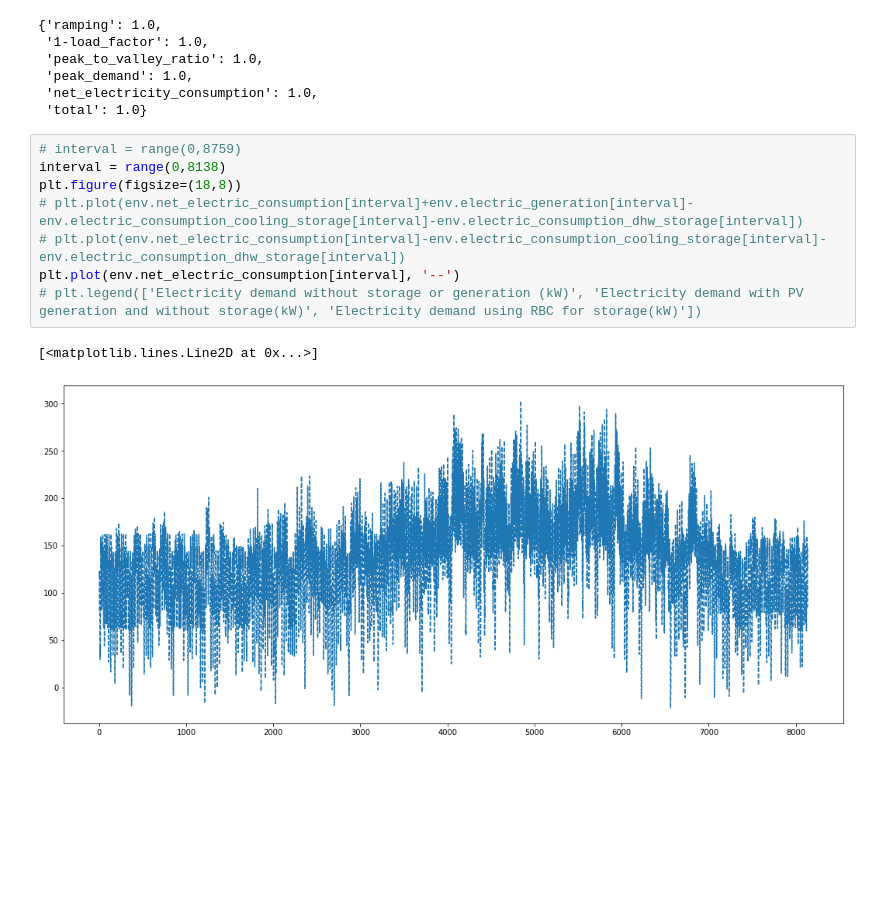
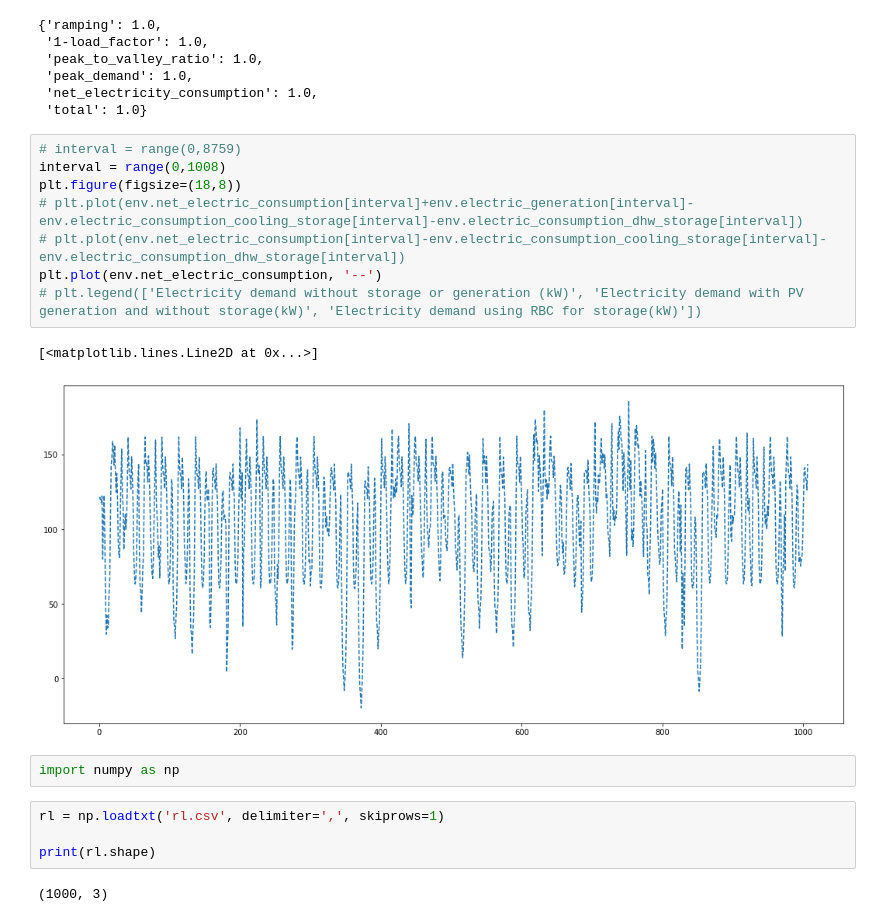
Before and after one commit to HQ01/CityLearn, a Jupyter notebook: example_rbc.ipynb, the cells around one changed output. Cells and saved outputs as stored; diff of their text form; blank space fills up the shorter version.

```diff
--- a/example_rbc.ipynb
+++ b/example_rbc.ipynb
@@ -74,12 +79,20 @@ cost_rbc #cost from CityLearn with Energy Storage and using a Rule-based control
  'total': 1.0}
 # %%
 # interval = range(0,8759)
-interval = range(0,8138)
+interval = range(0,1008)
 plt.figure(figsize=(18,8))
 # plt.plot(env.net_electric_consumption[interval]+env.electric_generation[interval]-env.electric_consumption_cooling_storage[interval]-env.electric_consumption_dhw_storage[interval])
 # plt.plot(env.net_electric_consumption[interval]-env.electric_consumption_cooling_storage[interval]-env.electric_consumption_dhw_storage[interval])
-plt.plot(env.net_electric_consumption[interval], '--')
+plt.plot(env.net_electric_consumption, '--')
 # plt.legend(['Electricity demand without storage or generation (kW)', 'Electricity demand with PV generation and without storage(kW)', 'Electricity demand using RBC for storage(kW)'])
 # %% [output]
 [<matplotlib.lines.Line2D at 0x...>]
-[figure, old version]
+[figure, new version]
+# %%
+import numpy as np
+# %%
+rl = np.loadtxt('rl.csv', delimiter=',', skiprows=1)
+
+print(rl.shape)
+# %% [output]
+(1000, 3)
```
Also changed, not shown: parts of 7 cells of this notebook, 3 other files.
